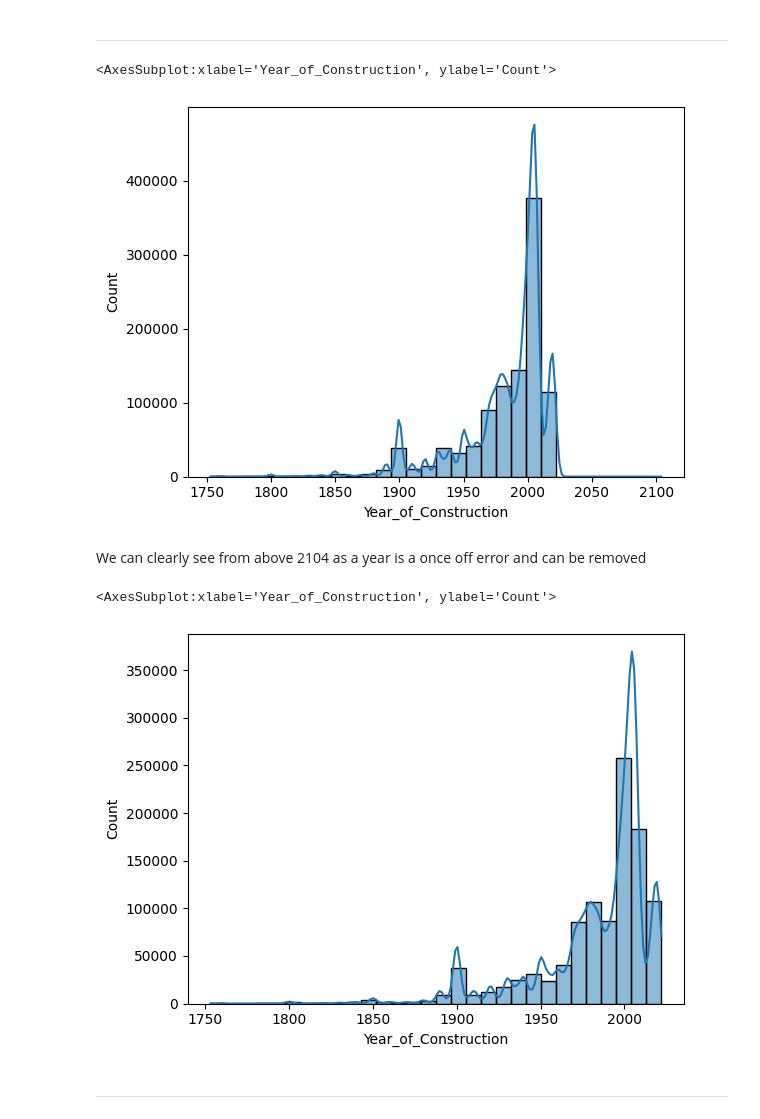
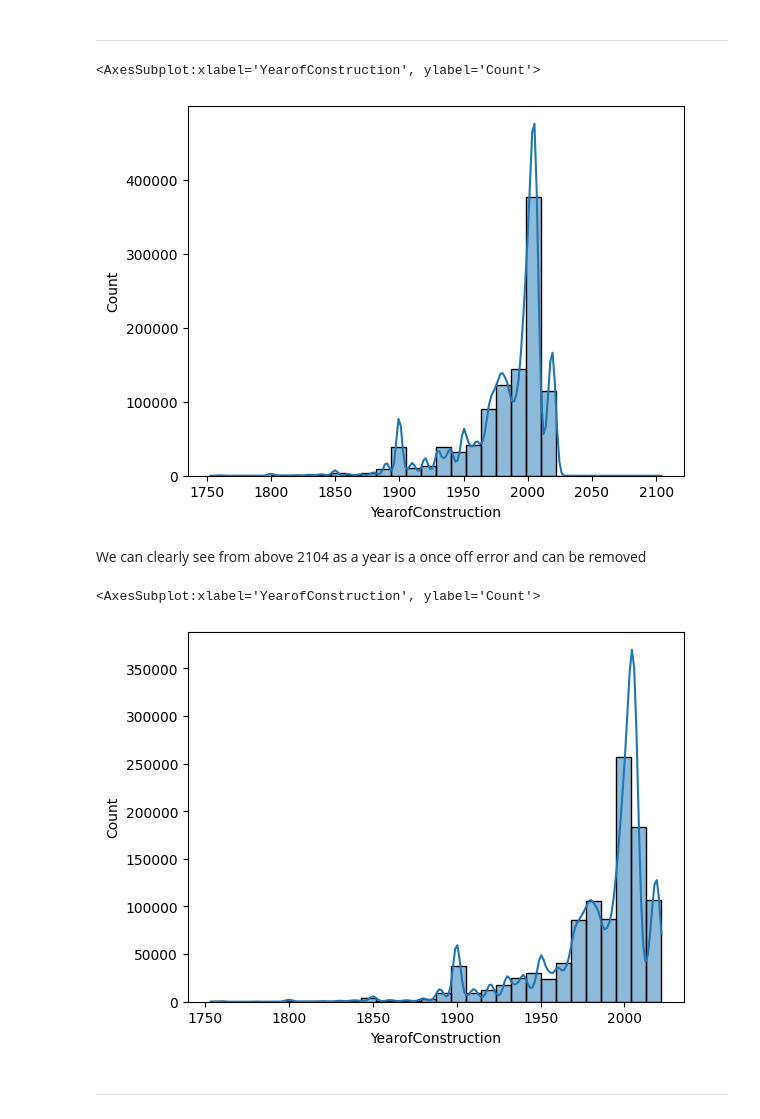
Before and after one commit to OisinB-2814/masters_thesis_ob2814, a Jupyter notebook: notebooks/define.ipynb, the cells around one changed output. Saved outputs shown, nothing was run; the diff lists cells and outputs as text; code cells hidden in the pictures.

```diff
--- a/notebooks/define.ipynb
+++ b/notebooks/define.ipynb
@@ -51,6 +51,8 @@ seai
 | 1043908 | Dublin 1 | Mid-floor apartment | 2022 | A2 | 36.05 | 82.09 | ... |
 | 1043909 | Co. Monaghan | Detached house | 2013 | B1 | 90.57 | 334.35 | ... |
 1043910 rows × 9 columns
+# %%
+seai.columns = seai.columns.str.replace('_', '')
 # %%
 # Taking a look at the SEAI dataset numerical columns
 seai.describe()
@@ -138,12 +140,12 @@ print(len(seai['CountyName'].unique()))
 # %%
 # Defining the statistics from Bank X data
 sns.histplot(data=seai
-            ,x='Year_of_Construction'
+            ,x='YearofConstruction'
             ,bins=30
             ,kde=True)
 # %% [output]
-<AxesSubplot:xlabel='Year_of_Construction', ylabel='Count'>
+<AxesSubplot:xlabel='YearofConstruction', ylabel='Count'>
-[figure, old version]
+[figure, new version]
 # %% [markdown]
 We can clearly see from above 2104 as a year is a once off error and can be removed
 # %%
@@ -152,12 +154,12 @@ seai = seai[seai['Year_of_Construction'] <= 2022]
 # %%
 # Checking distributions again to check if this has worked.
 sns.histplot(data=seai
-            ,x='Year_of_Construction'
+            ,x='YearofConstruction'
             ,bins=30
             ,kde=True)
 # %% [output]
-<AxesSubplot:xlabel='Year_of_Construction', ylabel='Count'>
+<AxesSubplot:xlabel='YearofConstruction', ylabel='Count'>
-[figure, old version]
+[figure, new version]
 # %% [markdown]
 ---
 # %%
```
Also changed, not shown: parts of 25 cells of this notebook, 2 other files.
